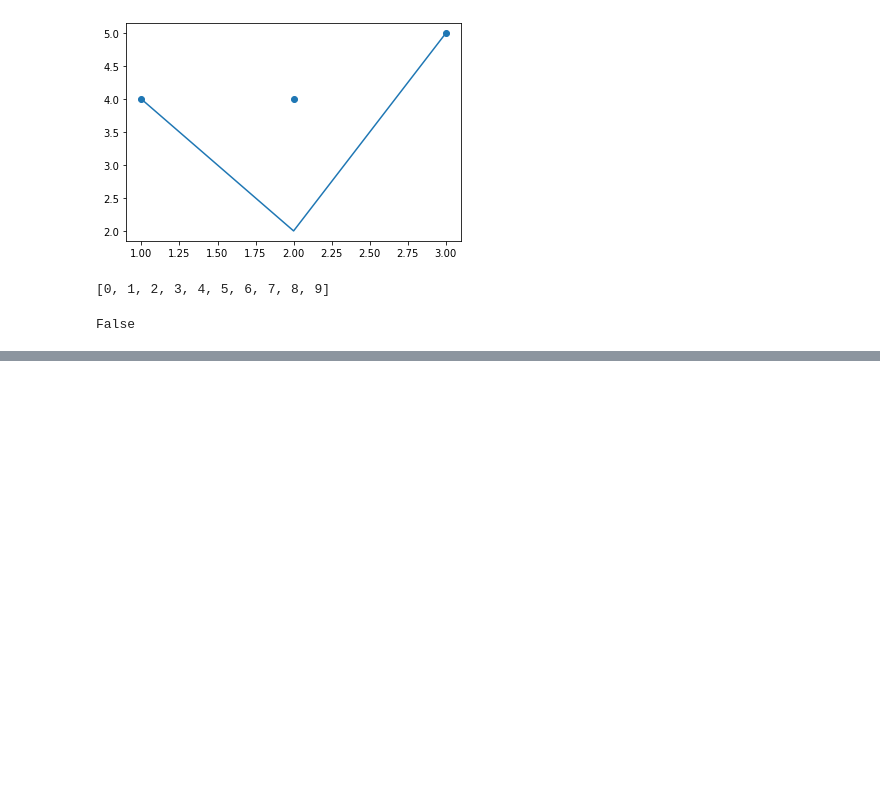
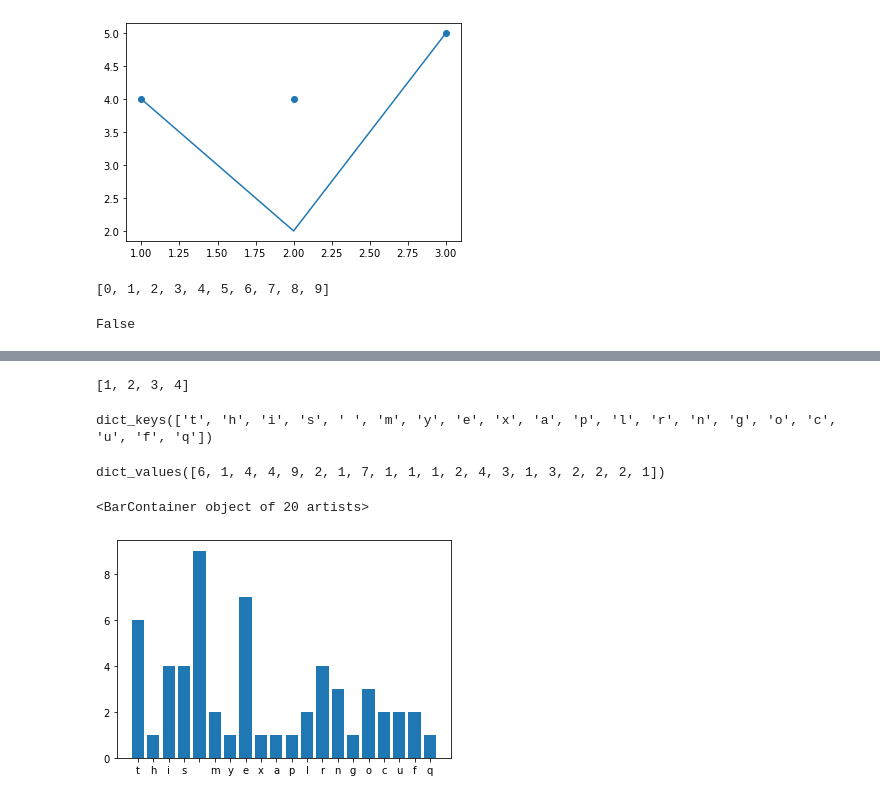
Before and after one commit to millera2/millera2.github.io, a Jupyter notebook: CS-111/CS111-scratch-pad.ipynb, the cells around one changed output, grey strips where cells are left out. Saved outputs shown, nothing was run; the diff lists cells and outputs as text; code cells hidden in the pictures; blank space fills up the shorter version.

```diff
--- a/CS-111/CS111-scratch-pad.ipynb
+++ b/CS-111/CS111-scratch-pad.ipynb
@@ -1649,0 +2226,4 @@ False
+# %%
+b
+# %% [output]
+[1, 2, 3, 4]
@@ -1649,0 +2242,13 @@ False
+# %%
+dict.keys()
+# %% [output]
+dict_keys(['t', 'h', 'i', 's', ' ', 'm', 'y', 'e', 'x', 'a', 'p', 'l', 'r', 'n', 'g', 'o', 'c', 'u', 'f', 'q'])
+# %%
+dict.values()
+# %% [output]
+dict_values([6, 1, 4, 4, 9, 2, 1, 7, 1, 1, 1, 2, 4, 3, 1, 3, 2, 2, 2, 1])
+# %%
+pyplot.bar(dict.keys(), dict.values())
+# %% [output]
+<BarContainer object of 20 artists>
+[figure, added]
```
Also changed, not shown: parts of 92 cells of this notebook, 9 other files.
